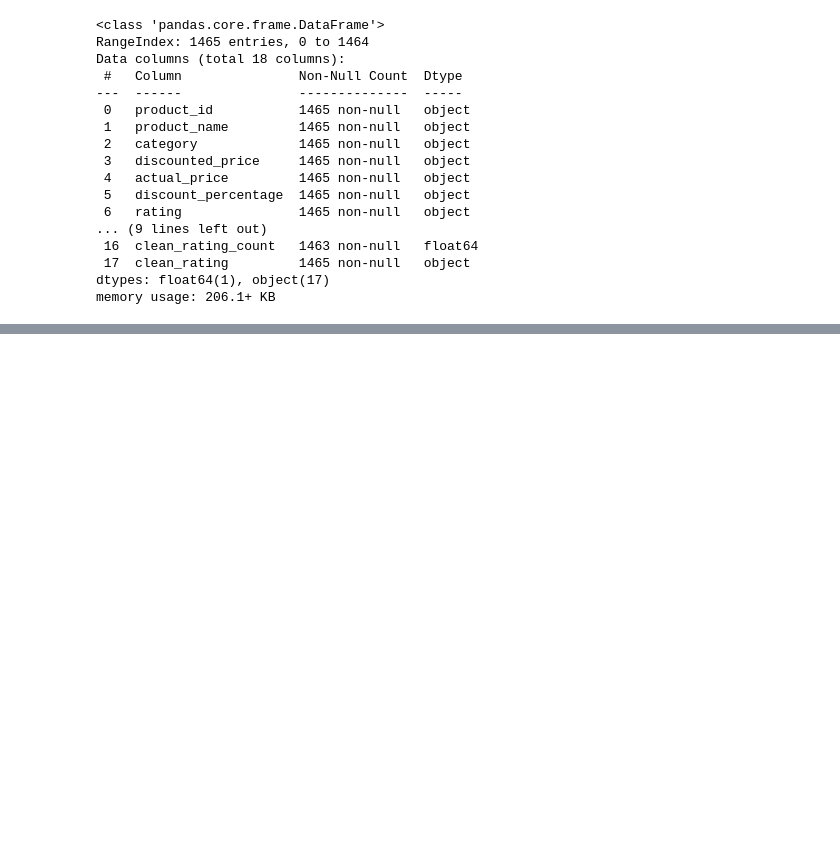
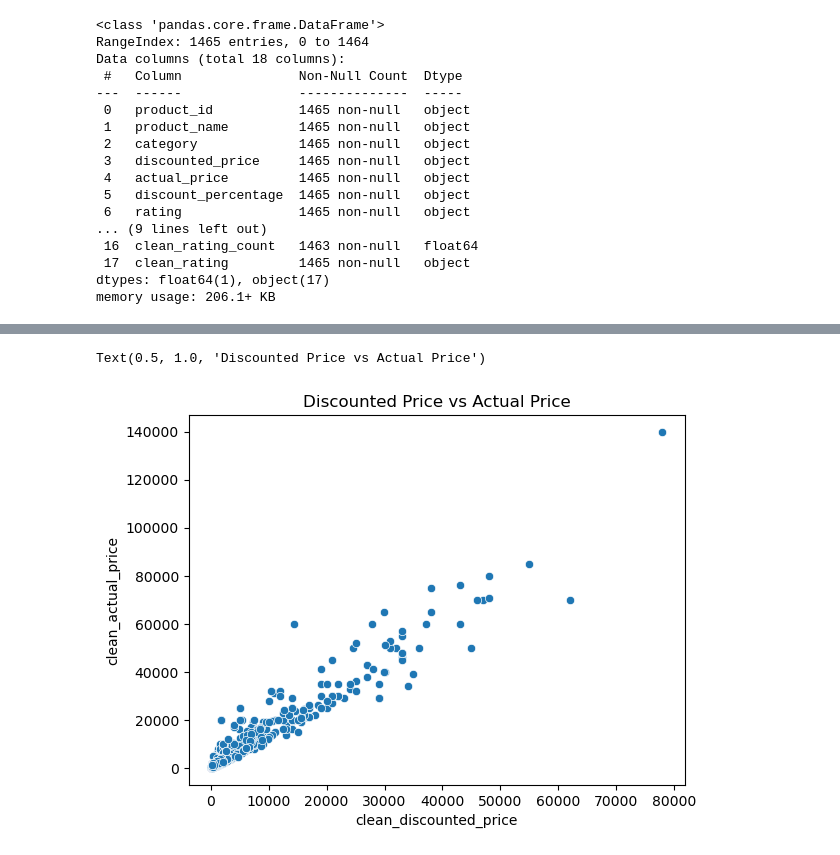
Before and after one commit to Sanjay1996383/project-amazon-sale, a Jupyter notebook: amazon .sale.ipynb, the cells around one changed output, grey strips where cells are left out. Saved outputs shown, nothing was run; the diff lists cells and outputs as text; code cells hidden in the pictures; blank space fills up the shorter version.

```diff
--- a/amazon .sale.ipynb
+++ b/amazon .sale.ipynb
@@ -155,0 +168,5 @@ fig2.show()
+# %%
+sns.scatterplot (x='clean_discounted_price', y='clean_actual_price',data=df).set_title('Discounted Price vs Actual Price')
+# %% [output]
+Text(0.5, 1.0, 'Discounted Price vs Actual Price')
+[figure, added]
```
Also changed, not shown: parts of 8 cells of this notebook.
